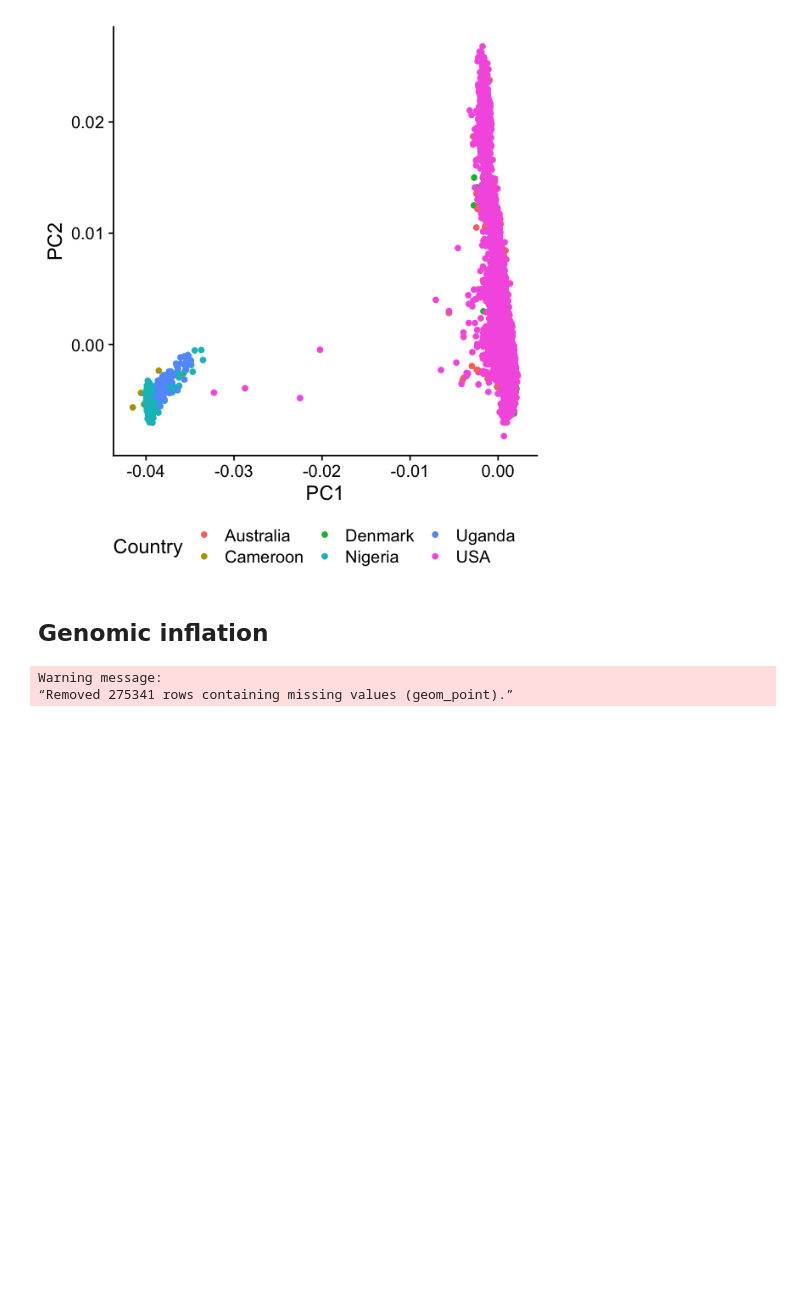
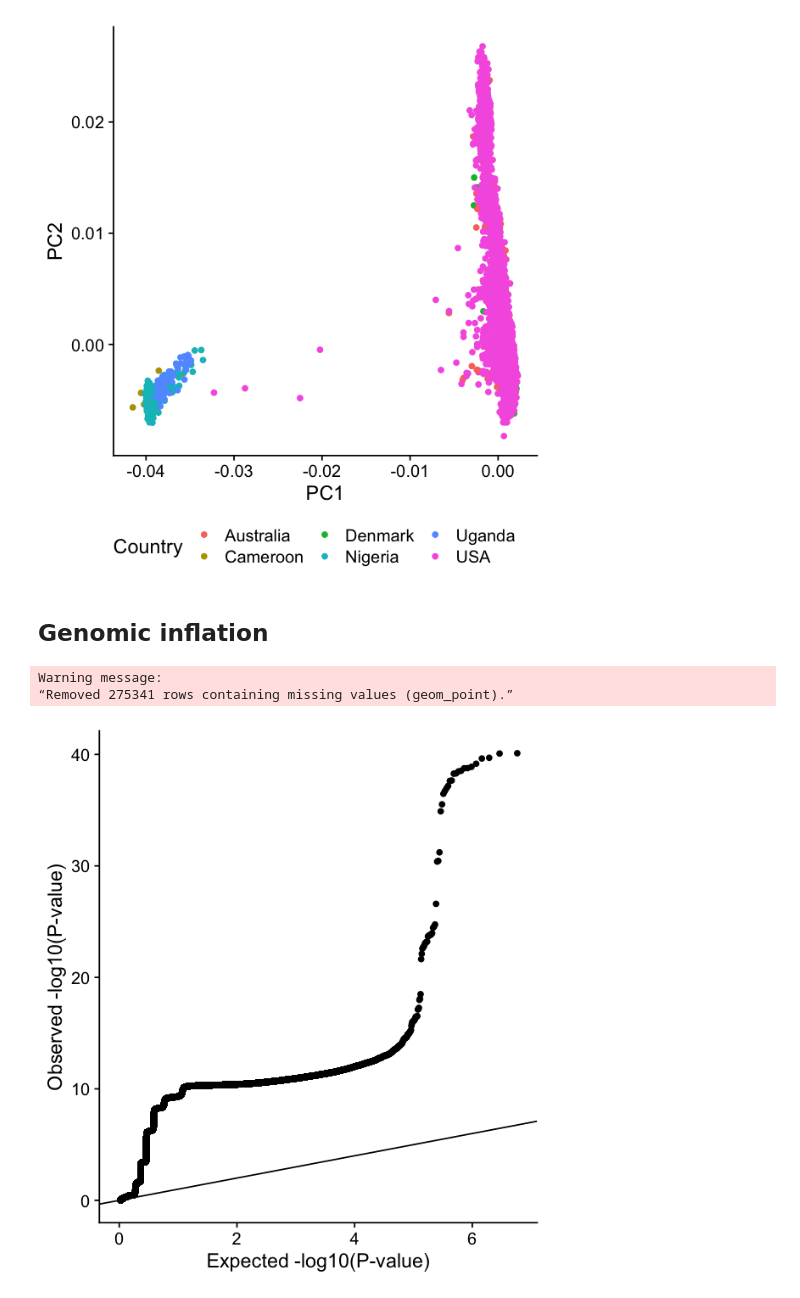
Before and after one commit to hclimente/genewa, a Jupyter notebook: oncoarray/preprocessing/population_structure.ipynb, the cells around one changed output. Saved outputs shown, nothing was run; the diff lists cells and outputs as text; code cells hidden in the pictures; blank space fills up the shorter version.

```diff
--- a/oncoarray/preprocessing/population_structure.ipynb
+++ b/oncoarray/preprocessing/population_structure.ipynb
@@ -145,9 +145,12 @@ snp_test <- read_tsv('univariate.pc_corrected.tsv', col_types = 'icdccdddd')
 # %%
 snp_test %>%
     arrange(P) %>%
-    mutate(n = 1:n()) %>%
-    ggplot(aes(n, P)) +
-        geom_point()
+    mutate(n = (1:n()) / n() ) %>%
+    ggplot(aes(-log10(n), -log10(P))) +
+        geom_point() +
+        geom_abline() +
+        labs(x = 'Expected -log10(P-value)', y = 'Observed -log10(P-value)')
 # %% [output]
 Warning message:
 “Removed 275341 rows containing missing values (geom_point).”
+[figure, added]
```
Also changed, not shown: 4 other files.
